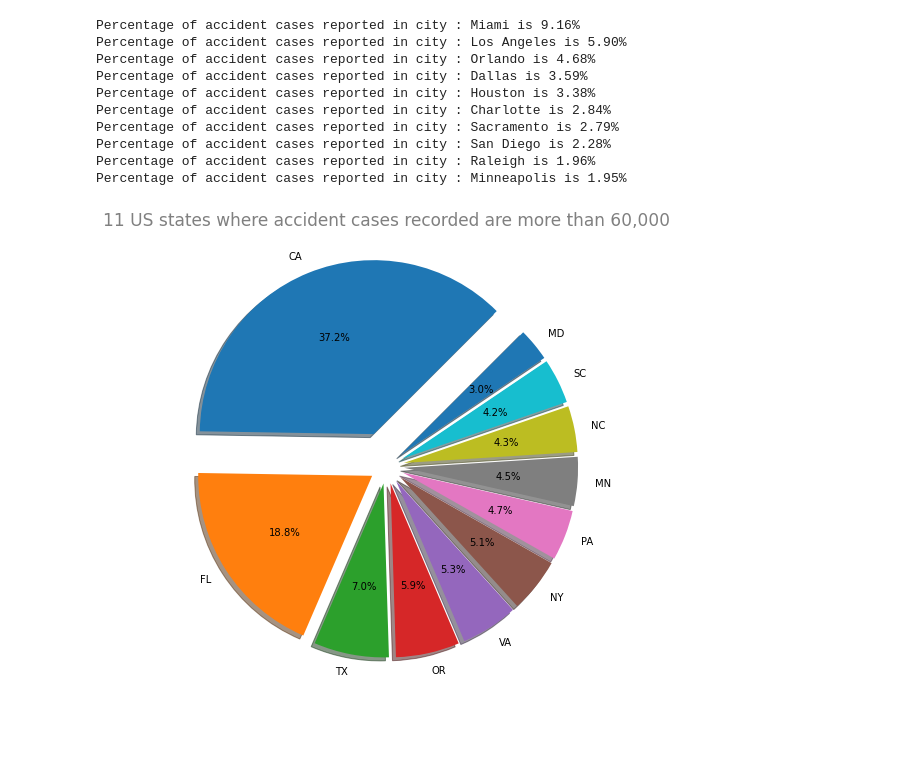
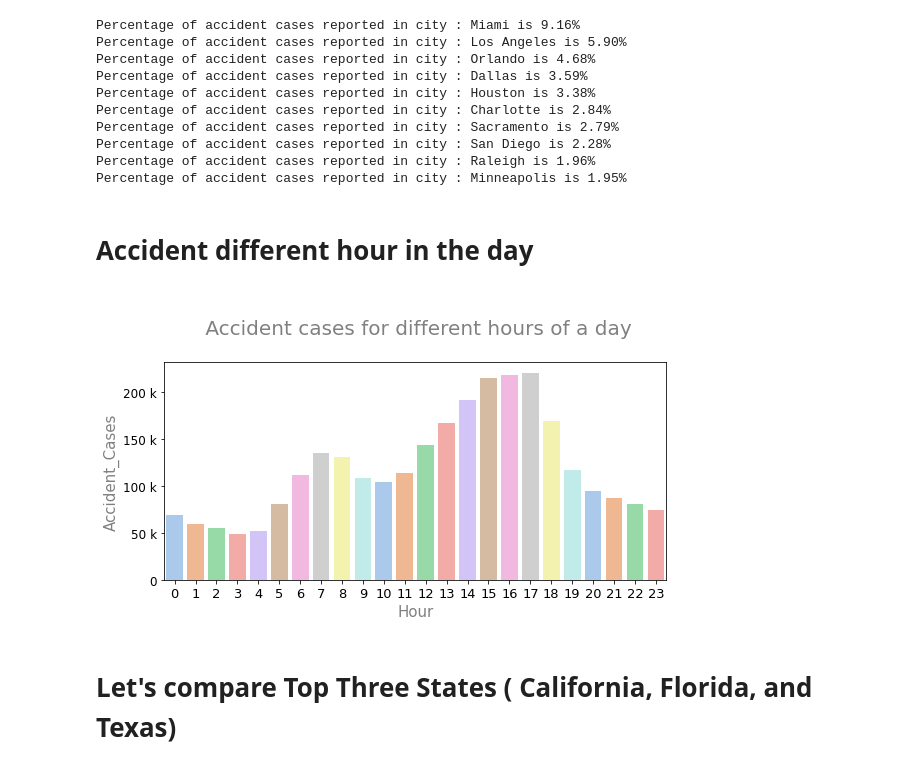
Before and after one commit to bring-nirachornkul/US-Accident-CSCE-5310, a Jupyter notebook: US Accident.ipynb, the cells around one changed output. Cells and saved outputs as stored; diff of their text form; code cells hidden in the pictures; blank space fills up the shorter version.

```diff
--- a/US Accident.ipynb
+++ b/US Accident.ipynb
@@ -183,14 +194,24 @@ Percentage of accident cases reported in city : Sacramento is 2.79%
 Percentage of accident cases reported in city : San Diego is 2.28%
 Percentage of accident cases reported in city : Raleigh is 1.96%
 Percentage of accident cases reported in city : Minneapolis is 1.95%
-# %%
-#As there are 10657 unique cities, we cant plot data for all of them.
-#So, I only plot data of cities which had reported more than 10k accident cases.
-a = us_data.State.value_counts()
-plt.figure(figsize=(10,8))
-lab = a[a>60000].index
-plt.title("{} US states where accident cases recorded are more than 60,000".format(len(lab)),size=17,color="grey",y=1.04)
-plt.pie(a[a>60000],shadow=True,explode=(0.2,0.1,0.1,0.1,0.1,0.1,0.1,0.1,0.1,0.1,0.1), startangle=45,labels=lab,autopct='%1.1f%%')
-plt.show()
-# %% [output]
-[figure, removed]
+# %% [markdown]
+# Accident different hour in the day
+# %%
+# Make the first parse the Start_Time column as a datetime column.
+us_data.Start_Time = pd.to_datetime(us_data.Start_Time)
+# %%
+hour = pd.DataFrame(us_data.Start_Time.dt.hour.value_counts()).reset_index().rename(columns={"index":"Hour","Start_Time":"Accident_Cases"})
+# %%
+plt.figure(figsize=(9,4))
+plt.title('\n Accident cases for different hours of a day\n', size=20, color='grey')
+plt.xlabel('\n Hours \n', fontsize=15, color='grey')
+plt.ylabel('\nAccident Cases\n', fontsize=15, color='grey')
+plt.xticks(fontsize=13)
+plt.yticks(fontsize=12)
+a = sns.barplot(x=hour.Hour,y=hour.Accident_Cases,palette="pastel")
+a.yaxis.set_major_formatter(ticker.EngFormatter())
+plt.show()
+# %% [output]
+[figure, added]
+# %% [markdown]
+# Let's compare Top Three States ( California, Florida, and Texas)
```
Also changed, not shown: parts of 13 cells of this notebook.
